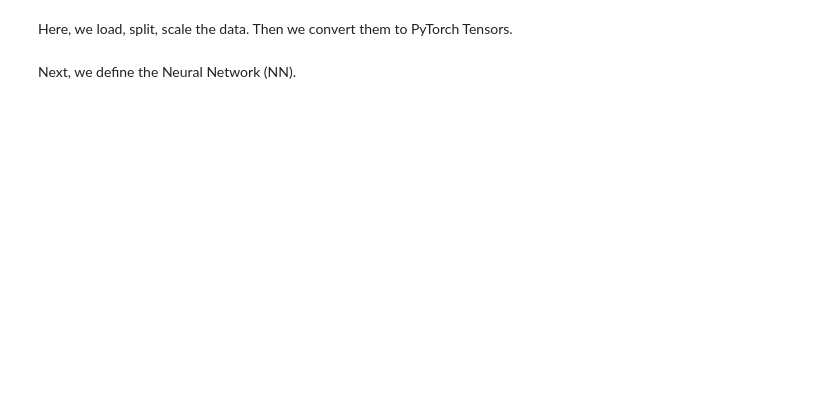
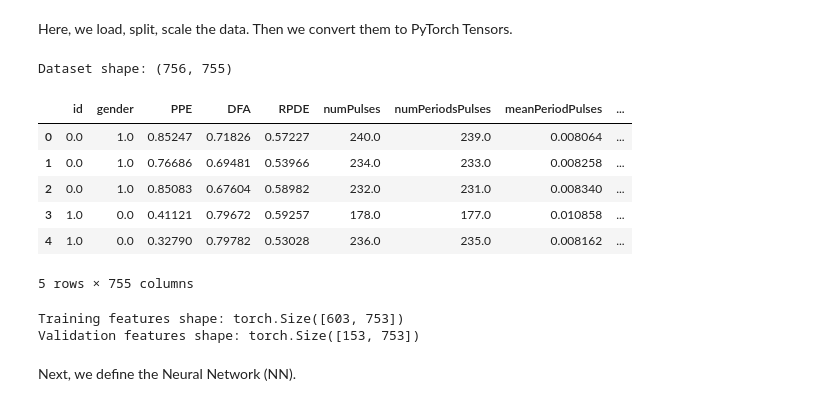
Before and after one commit to KabirArora7/Machine-Learning, a Jupyter notebook: Assignments/Assignment-3/Assignment 3.ipynb, the cells around one changed output. Saved outputs shown, nothing was run; the diff lists cells and outputs as text; code cells hidden in the pictures; blank space fills up the shorter version.

```diff
--- a/Assignments/Assignment-3/Assignment 3.ipynb
+++ b/Assignments/Assignment-3/Assignment 3.ipynb
@@ -72,31 +93,90 @@ Here, we load, split, scale the data. Then we convert them to PyTorch Tensors.
 # %%
 # --- Data Loading and Preprocessing ---
 
 # CODE HERE: Load the dataset
 url = "https://openml.org/data/v1/download/21756046/parkinson-speech-uci.arff"
 data = pd.read_csv(url, header=None, skiprows=783)
 
 # Extract column names from the ARFF metadata
 lines = requests.get(url).text.splitlines()
 data.columns = [line.split()[1] for line in lines if line.lower().startswith("@attribute")]
 
+
+# print(data.head())
+# print(data.columns.tolist())
+# print(data.info())
+
+
 print("Dataset shape:", data.shape)
 display(data.head())
 
 
 # CODE HERE: Specify the features and target.
+# Remove id and class
+
+X = data.drop(columns=['id', 'class'])
+y = data['class']
+
+
 # Split 80/20 by subject with GroupShuffleSplit(n_splits=1, test_size=0.2,
 # random_state=random_seed), using groups=data['id'].
 
+from sklearn.model_selection import GroupShuffleSplit
+
+gss = GroupShuffleSplit(
+    n_splits=1,
+    test_size=0.2,
+    random_state=random_seed
+)
+
+train_idx, val_idx = next(
+    gss.split(X, y, groups=data['id'])
+)
+
+
+y_train = y.iloc[train_idx]
+y_val = y.iloc[val_idx]
+
+X_train = X.iloc[train_idx]
+X_val = X.iloc[val_idx]
+
+
 
 # CODE HERE: Scale the features
+from sklearn.preprocessing import StandardScaler
+
+scaler = StandardScaler()
+
+X_train = scaler.fit_transform(X_train)
+X_val = scaler.transform(X_val)
+
 
 
 # CODE HERE: Convert to PyTorch Tensors
 
+# import torch
+
+X_train = torch.tensor(X_train, dtype=torch.float32)
+X_val = torch.tensor(X_val, dtype=torch.float32)
+
+y_train = torch.tensor(y_train.to_numpy(), dtype=torch.float32).reshape(-1, 1)
+y_val = torch.tensor(y_val.to_numpy(), dtype=torch.float32).reshape(-1, 1)
+
+
 
 # Display training and validation shapes
-print(f"Training features shape: {X_train_t.shape}")
-print(f"Validation features shape: {X_val_t.shape}")
+print(f"Training features shape: {X_train.shape}")
+print(f"Validation features shape: {X_val.shape}")
+# %% [output]
+Dataset shape: (756, 755)
+|  | id | gender | PPE | DFA | RPDE | numPulses | numPeriodsPulses | meanPeriodPulses | ... |
+| 0 | 0.0 | 1.0 | 0.85247 | 0.71826 | 0.57227 | 240.0 | 239.0 | 0.008064 | ... |
+| 1 | 0.0 | 1.0 | 0.76686 | 0.69481 | 0.53966 | 234.0 | 233.0 | 0.008258 | ... |
+| 2 | 0.0 | 1.0 | 0.85083 | 0.67604 | 0.58982 | 232.0 | 231.0 | 0.008340 | ... |
+| 3 | 1.0 | 0.0 | 0.41121 | 0.79672 | 0.59257 | 178.0 | 177.0 | 0.010858 | ... |
+| 4 | 1.0 | 0.0 | 0.32790 | 0.79782 | 0.53028 | 236.0 | 235.0 | 0.008162 | ... |
+5 rows × 755 columns
+Training features shape: torch.Size([603, 753])
+Validation features shape: torch.Size([153, 753])
 # %% [markdown]
 Next, we define the Neural Network (NN).
```
Also changed, not shown: parts of 6 cells of this notebook.
